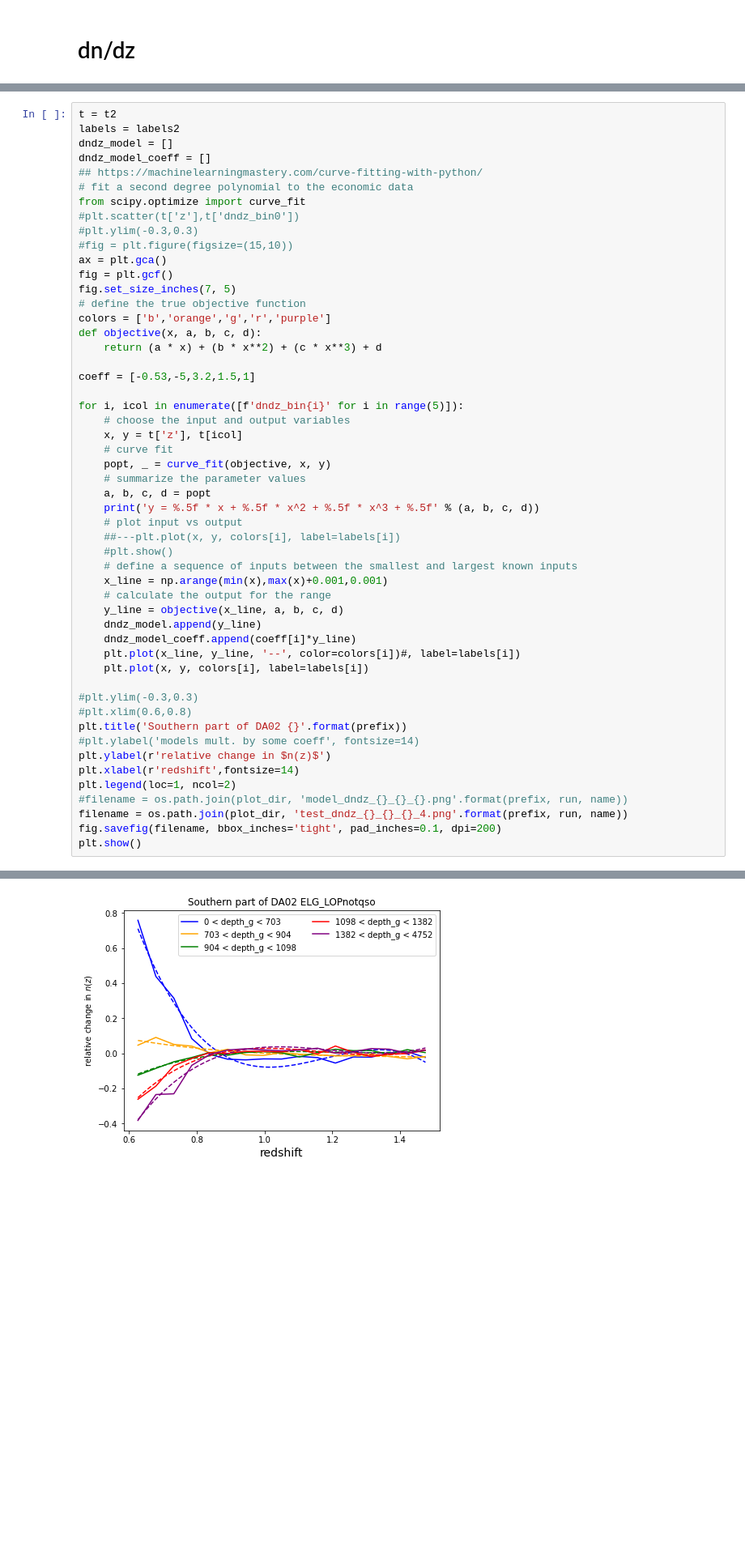
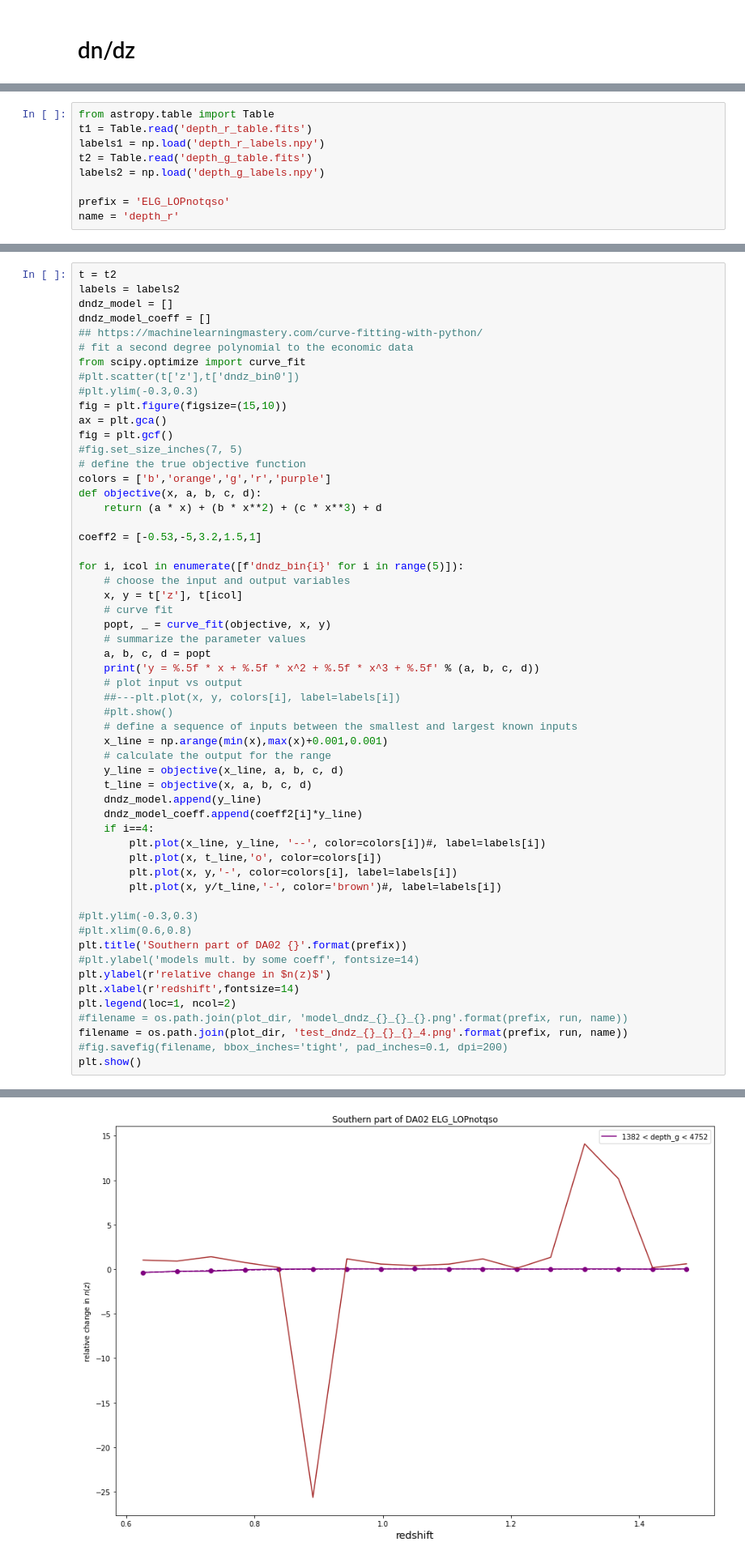
Before and after one commit to AlbertoRosado1/legacysim_runs, a Jupyter notebook: DA02/checks_south_final.ipynb, the cells around one changed output, grey strips where cells are left out. Shown at 81% size. Cells and saved outputs as stored; diff of their text form; blank space fills up the shorter version.

```diff
--- a/DA02/checks_south_final.ipynb
+++ b/DA02/checks_south_final.ipynb
@@ -579 +594,10 @@ labels = labels1
+# %%
+from astropy.table import Table
+t1 = Table.read('depth_r_table.fits')
+labels1 = np.load('depth_r_labels.npy')
+t2 = Table.read('depth_g_table.fits')
+labels2 = np.load('depth_g_labels.npy')
+
+prefix = 'ELG_LOPnotqso'
+name = 'depth_r'
 # %%
@@ -662,16 +690,16 @@ dndz_model_coeff = []
 from scipy.optimize import curve_fit
 #plt.scatter(t['z'],t['dndz_bin0'])
 #plt.ylim(-0.3,0.3)
-#fig = plt.figure(figsize=(15,10))
+fig = plt.figure(figsize=(15,10))
 ax = plt.gca()
 fig = plt.gcf()
-fig.set_size_inches(7, 5)
+#fig.set_size_inches(7, 5)
 # define the true objective function
 colors = ['b','orange','g','r','purple']
 def objective(x, a, b, c, d):
 	return (a * x) + (b * x**2) + (c * x**3) + d
 
-coeff = [-0.53,-5,3.2,1.5,1]
+coeff2 = [-0.53,-5,3.2,1.5,1]
 
 for i, icol in enumerate([f'dndz_bin{i}' for i in range(5)]):
     # choose the input and output variables
@@ -679,35 +707,39 @@ for i, icol in enumerate([f'dndz_bin{i}' for i in range(5)]):
     # curve fit
     popt, _ = curve_fit(objective, x, y)
     # summarize the parameter values
     a, b, c, d = popt
     print('y = %.5f * x + %.5f * x^2 + %.5f * x^3 + %.5f' % (a, b, c, d))
     # plot input vs output
     ##---plt.plot(x, y, colors[i], label=labels[i])
     #plt.show()
     # define a sequence of inputs between the smallest and largest known inputs
     x_line = np.arange(min(x),max(x)+0.001,0.001)
     # calculate the output for the range
     y_line = objective(x_line, a, b, c, d)
+    t_line = objective(x, a, b, c, d)
     dndz_model.append(y_line)
-    dndz_model_coeff.append(coeff[i]*y_line)
-    plt.plot(x_line, y_line, '--', color=colors[i])#, label=labels[i])
-    plt.plot(x, y, colors[i], label=labels[i])
+    dndz_model_coeff.append(coeff2[i]*y_line)
+    if i==4:
+        plt.plot(x_line, y_line, '--', color=colors[i])#, label=labels[i])
+        plt.plot(x, t_line,'o', color=colors[i])
+        plt.plot(x, y,'-', color=colors[i], label=labels[i])
+        plt.plot(x, y/t_line,'-', color='brown')#, label=labels[i])
 
 #plt.ylim(-0.3,0.3)
 #plt.xlim(0.6,0.8)
 plt.title('Southern part of DA02 {}'.format(prefix))
 #plt.ylabel('models mult. by some coeff', fontsize=14)
 plt.ylabel(r'relative change in $n(z)$')
 plt.xlabel(r'redshift',fontsize=14)
 plt.legend(loc=1, ncol=2)
 #filename = os.path.join(plot_dir, 'model_dndz_{}_{}_{}.png'.format(prefix, run, name))
 filename = os.path.join(plot_dir, 'test_dndz_{}_{}_{}_4.png'.format(prefix, run, name))
-fig.savefig(filename, bbox_inches='tight', pad_inches=0.1, dpi=200)
+#fig.savefig(filename, bbox_inches='tight', pad_inches=0.1, dpi=200)
 plt.show()
 # %% [output]
 y = -24.44564 * x + 21.19227 * x^2 + -6.00979 * x^3 + 9.18523
 y = -1.02855 * x + 0.73785 * x^2 + -0.18147 * x^3 + 0.47303
 y = 3.53198 * x + -3.01364 * x^2 + 0.84744 * x^3 + -1.35611
 y = 9.08493 * x + -7.93731 * x^2 + 2.26758 * x^3 + -3.38643
 y = 11.67179 * x + -9.95518 * x^2 + 2.78662 * x^3 + -4.46830
-[figure, old version]
+[figure, new version]
```
Also changed, not shown: parts of 36 cells of this notebook, 5 other files.
